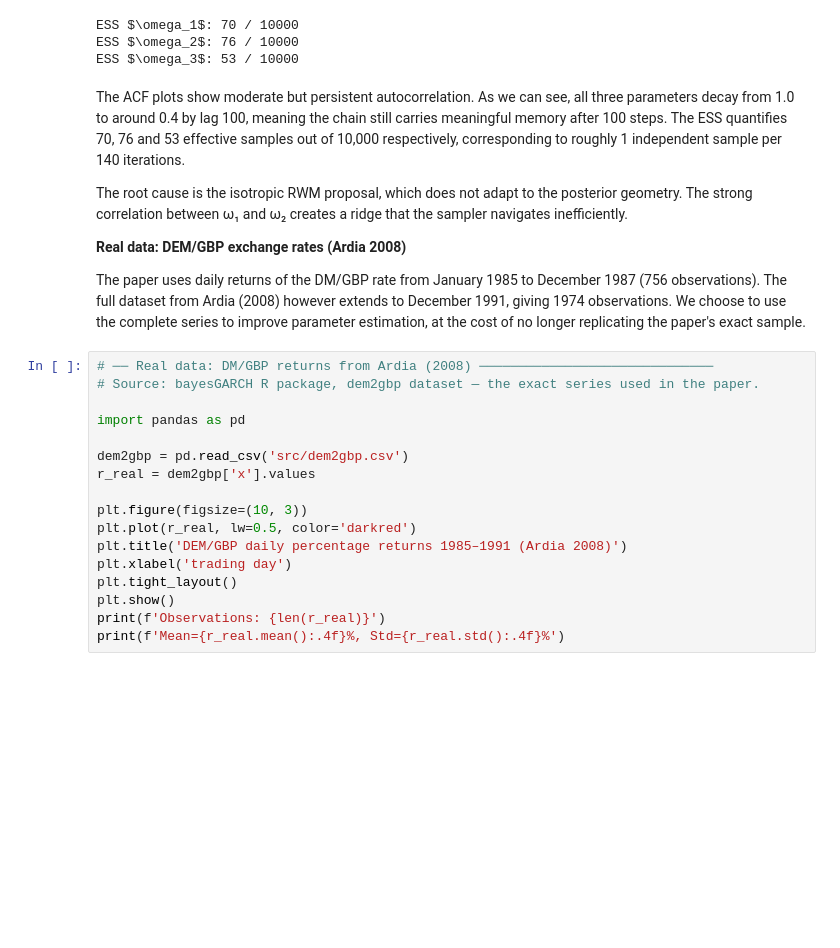
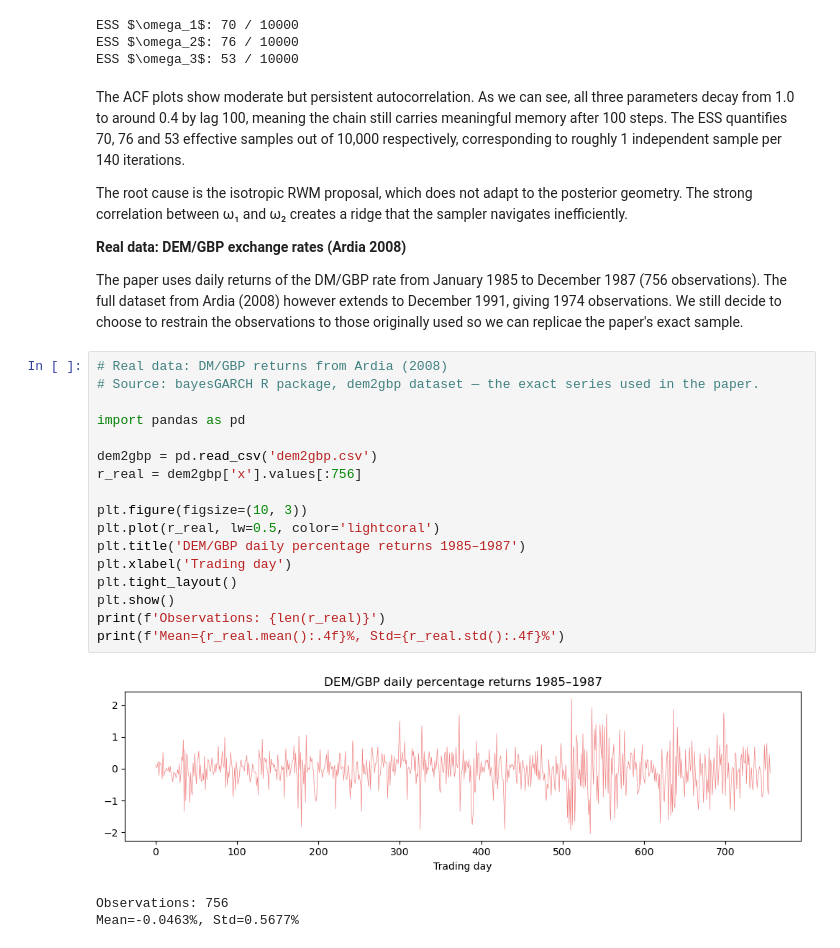
Before and after one commit to ralphndr/Control-variates-for-a-GARCH-model, a Jupyter notebook: src/code.ipynb, the cells around one changed output. Cells and saved outputs as stored; diff of their text form; blank space fills up the shorter version.

```diff
--- a/src/code.ipynb
+++ b/src/code.ipynb
@@ -295,21 +295,25 @@ The root cause is the isotropic RWM proposal, which does not adapt to the poster
 
 **Real data: DEM/GBP exchange rates (Ardia 2008)**
 
-The paper uses daily returns of the DM/GBP rate from January 1985 to December 1987 (756 observations). The full dataset from Ardia (2008) however extends to December 1991, giving 1974 observations. We choose to use the complete series to improve parameter estimation, at the cost of no longer replicating the paper's exact sample.
+The paper uses daily returns of the DM/GBP rate from January 1985 to December 1987 (756 observations). The full dataset from Ardia (2008) however extends to December 1991, giving 1974 observations. We still decide to choose to restrain the observations to those originally used so we can replicae the paper's exact sample.
 # %%
-# ── Real data: DM/GBP returns from Ardia (2008) ──────────────────────────────
+# Real data: DM/GBP returns from Ardia (2008)
 # Source: bayesGARCH R package, dem2gbp dataset — the exact series used in the paper.
 
 import pandas as pd
 
-dem2gbp = pd.read_csv('src/dem2gbp.csv')
-r_real = dem2gbp['x'].values
+dem2gbp = pd.read_csv('dem2gbp.csv')
+r_real = dem2gbp['x'].values[:756]
 
 plt.figure(figsize=(10, 3))
-plt.plot(r_real, lw=0.5, color='darkred')
-plt.title('DEM/GBP daily percentage returns 1985–1991 (Ardia 2008)')
-plt.xlabel('trading day')
+plt.plot(r_real, lw=0.5, color='lightcoral')
+plt.title('DEM/GBP daily percentage returns 1985–1987')
+plt.xlabel('Trading day')
 plt.tight_layout()
 plt.show()
 print(f'Observations: {len(r_real)}')
 print(f'Mean={r_real.mean():.4f}%, Std={r_real.std():.4f}%')
+# %% [output]
+[figure, added]
+Observations: 756
+Mean=-0.0463%, Std=0.5677%
```
Also changed, not shown: parts of 14 cells of this notebook, 6 other files.
